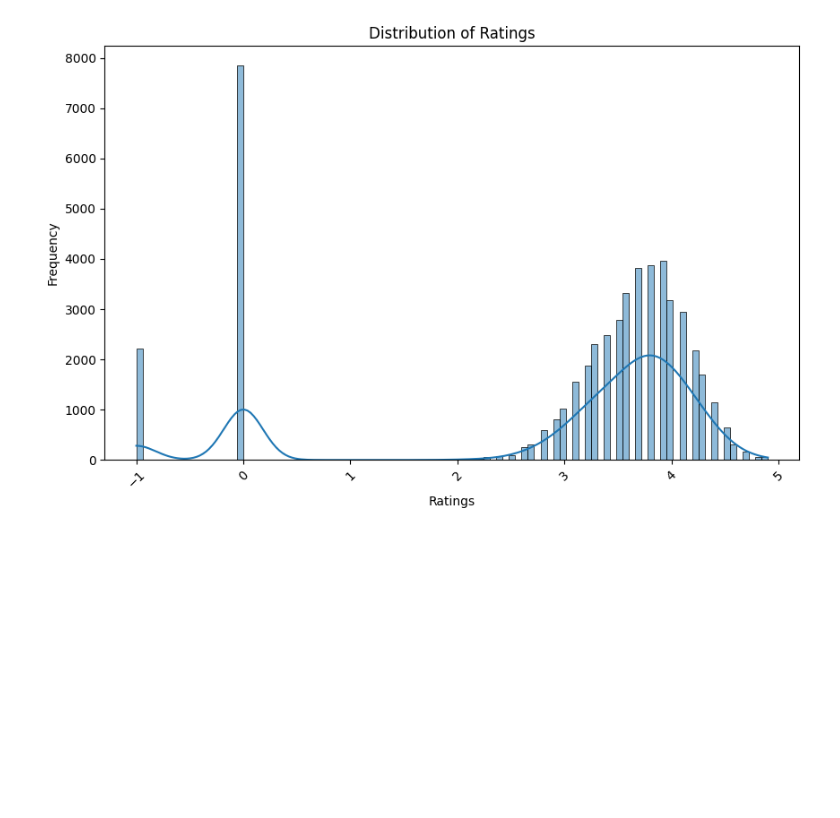
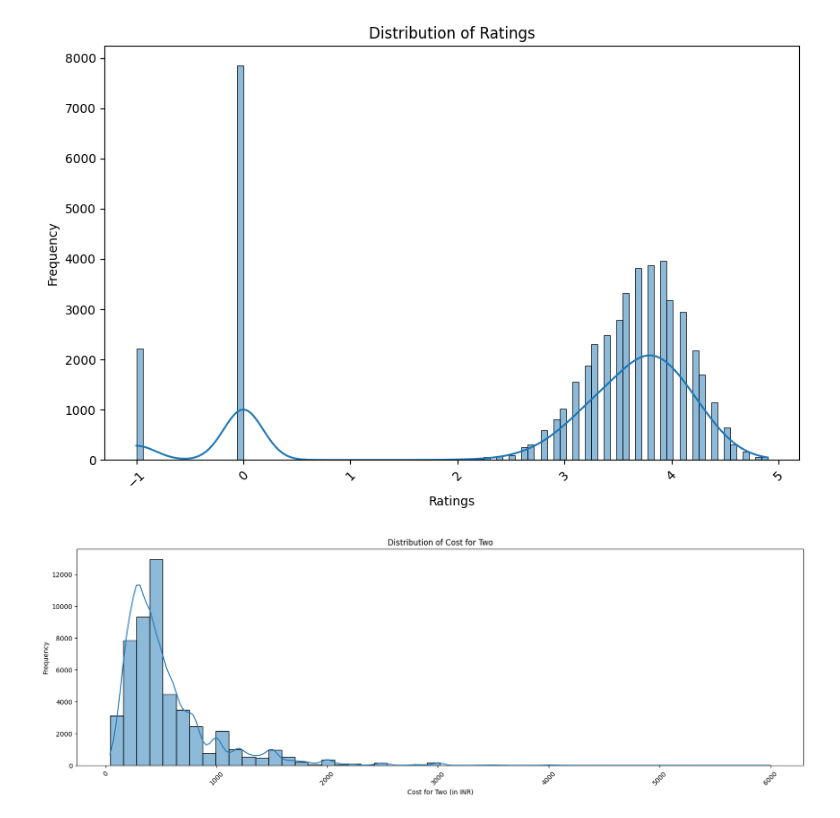
Before and after one commit to starlight5234/MoodBites, a Jupyter notebook: moodbites.ipynb, the cells around one changed output. Cells and saved outputs as stored; diff of their text form; code cells hidden in the pictures; blank space fills up the shorter version.

```diff
--- a/moodbites.ipynb
+++ b/moodbites.ipynb
@@ -416,3 +430,13 @@ plt.xticks(rotation=45)  # Rotate x-axis labels by 45 degrees
 plt.show()
 # %% [output]
 [figure]
+# %%
+plt.figure(figsize=(20, 6))
+sns.histplot(df['approx_cost(for two people)'], bins=50, kde=True, palette = 'Set3')
+plt.title('Distribution of Cost for Two')
+plt.xlabel('Cost for Two (in INR)')
+plt.ylabel('Frequency')
+plt.xticks(rotation=45)
+plt.show()
+# %% [output]
+[figure, added]
```
Also changed, not shown: parts of 10 cells of this notebook.
